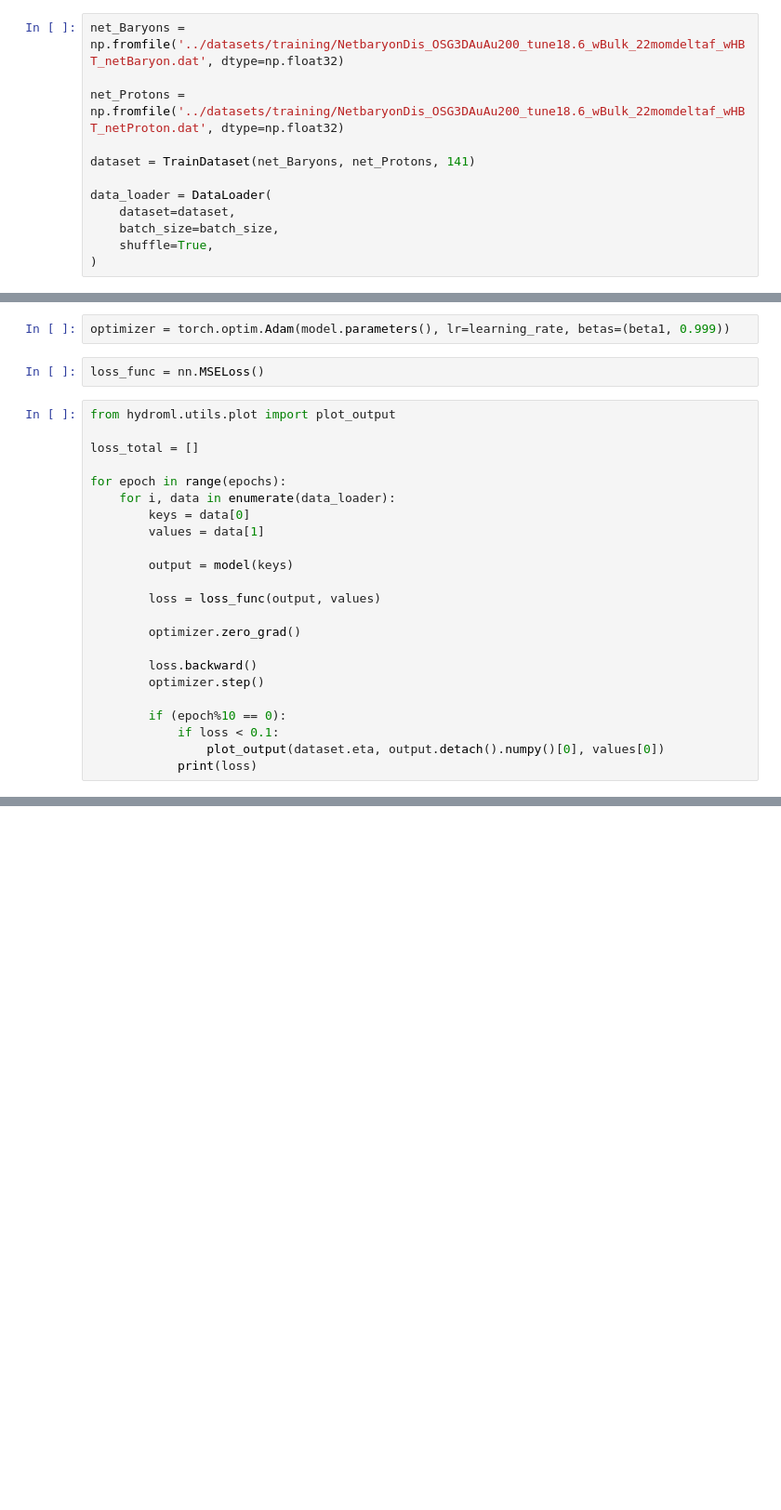
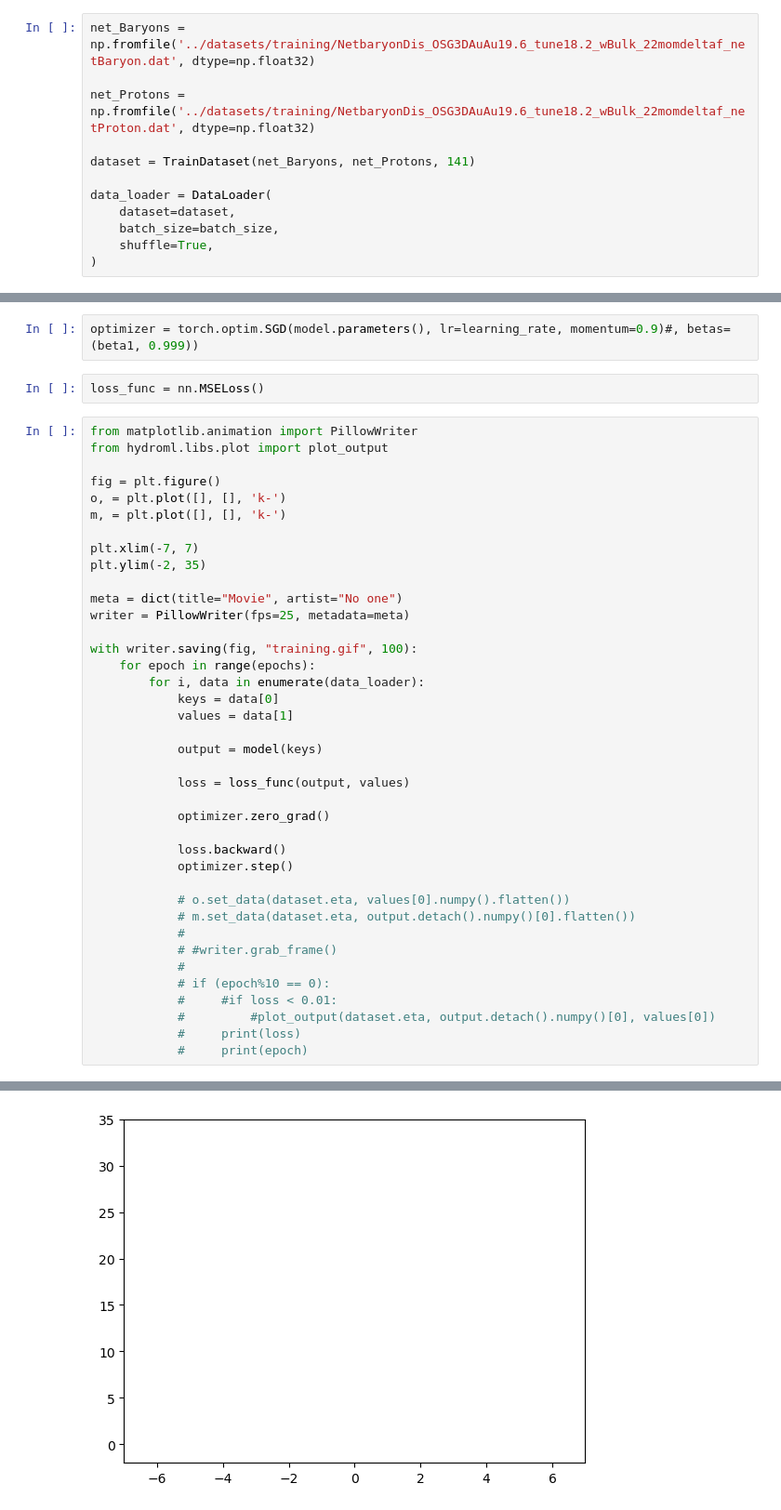
Before and after one commit to bboud/hydro-ml, a Jupyter notebook: notebooks/baryons_train.ipynb, the cells around one changed output, grey strips where cells are left out. Shown at 93% size. Cells and saved outputs as stored; diff of their text form; blank space fills up the shorter version.

```diff
--- a/notebooks/baryons_train.ipynb
+++ b/notebooks/baryons_train.ipynb
@@ -27,9 +27,9 @@ n_samples = 20000
 # Decide which device we want to run on
 device = torch.device("cuda:0" if (torch.cuda.is_available() and ngpu > 0) else "cpu")
 # %%
-net_Baryons = np.fromfile('../datasets/training/NetbaryonDis_OSG3DAuAu200_tune18.6_wBulk_22momdeltaf_wHBT_netBaryon.dat', dtype=np.float32)
+net_Baryons = np.fromfile('../datasets/training/NetbaryonDis_OSG3DAuAu19.6_tune18.2_wBulk_22momdeltaf_netBaryon.dat', dtype=np.float32)
 
-net_Protons = np.fromfile('../datasets/training/NetbaryonDis_OSG3DAuAu200_tune18.6_wBulk_22momdeltaf_wHBT_netProton.dat', dtype=np.float32)
+net_Protons = np.fromfile('../datasets/training/NetbaryonDis_OSG3DAuAu19.6_tune18.2_wBulk_22momdeltaf_netProton.dat', dtype=np.float32)
 
 dataset = TrainDataset(net_Baryons, net_Protons, 141)
 
@@ -41,29 +41,46 @@ data_loader = DataLoader(
 # %%
 model = BaryonModel()
 # %%
-optimizer = torch.optim.Adam(model.parameters(), lr=learning_rate, betas=(beta1, 0.999))
+optimizer = torch.optim.SGD(model.parameters(), lr=learning_rate, momentum=0.9)#, betas=(beta1, 0.999))
 # %%
 loss_func = nn.MSELoss()
 # %%
-from hydroml.utils.plot import plot_output
+from matplotlib.animation import PillowWriter
+from hydroml.libs.plot import plot_output
 
-loss_total = []
+fig = plt.figure()
+o, = plt.plot([], [], 'k-')
+m, = plt.plot([], [], 'k-')
 
-for epoch in range(epochs):
-    for i, data in enumerate(data_loader):
-        keys = data[0]
-        values = data[1]
+plt.xlim(-7, 7)
+plt.ylim(-2, 35)
 
-        output = model(keys)
+meta = dict(title="Movie", artist="No one")
+writer = PillowWriter(fps=25, metadata=meta)
 
-        loss = loss_func(output, values)
+with writer.saving(fig, "training.gif", 100):
+    for epoch in range(epochs):
+        for i, data in enumerate(data_loader):
+            keys = data[0]
+            values = data[1]
 
-        optimizer.zero_grad()
+            output = model(keys)
 
-        loss.backward()
-        optimizer.step()
+            loss = loss_func(output, values)
 
-        if (epoch%10 == 0):
-            if loss < 0.1:
-                plot_output(dataset.eta, output.detach().numpy()[0], values[0])
-            print(loss)
+            optimizer.zero_grad()
+
+            loss.backward()
+            optimizer.step()
+
+            # o.set_data(dataset.eta, values[0].numpy().flatten())
+            # m.set_data(dataset.eta, output.detach().numpy()[0].flatten())
+            #
+            # #writer.grab_frame()
+            #
+            # if (epoch%10 == 0):
+            #     #if loss < 0.01:
+            #         #plot_output(dataset.eta, output.detach().numpy()[0], values[0])
+            #     print(loss)
+            #     print(epoch)
+# %% [output]
@@ -70 +88,2 @@ for epoch in range(epochs):
+[figure, added]
 # %%
```
Also changed, not shown: parts of 2 cells of this notebook, 9 other files.
